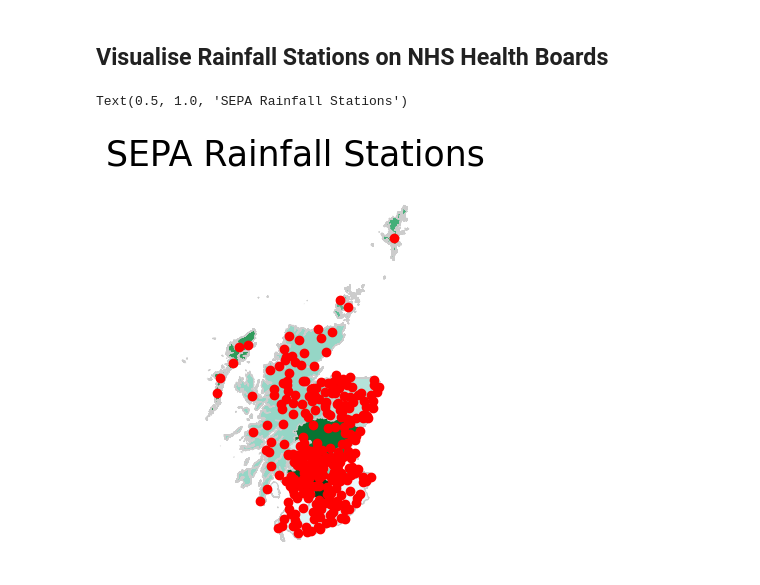
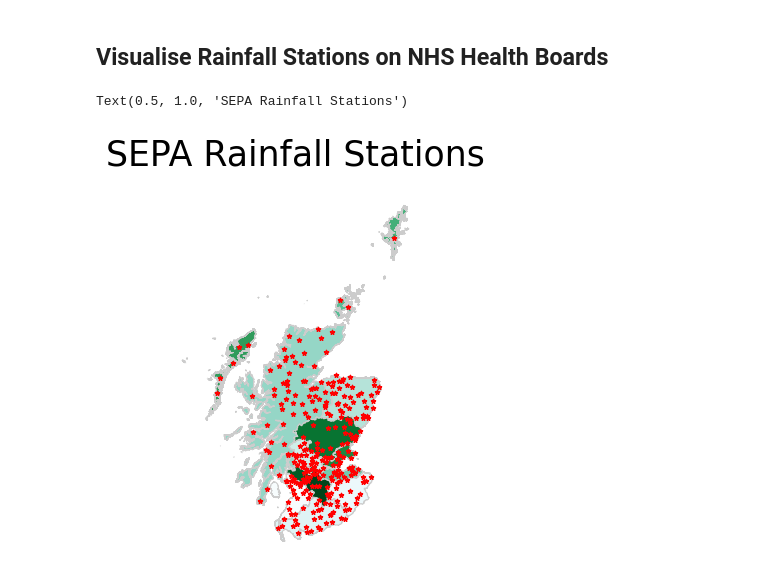
Before and after one commit to wenkokke/COVID-19-Wastewater-Scotland, a Jupyter notebook: WastewaterSevenDayAverageMgc.ipynb, the cells around one changed output. Drawn from its saved outputs; the diff is of its cells as text; code cells hidden in the pictures.

```diff
--- a/WastewaterSevenDayAverageMgc.ipynb
+++ b/WastewaterSevenDayAverageMgc.ipynb
@@ -98,6 +98,7 @@ def parse_datetime(date):
 
 # Create a datetime index:
 rna_data[DATE] = pd.DatetimeIndex(rna_data[DATE].map(parse_datetime))
+rna_data.set_index(DATE, inplace=True)
 # %%
 # Convert the population size:
 def parse_population_size(population_size):
@@ -198,31 +222,31 @@ rainfall_station_points = gpd.GeoDataFrame(
 # %%
 fig, ax = plt.subplots()
 
 # health_board_map = health_board_map.to_crs(epsg=4326)
 health_board_map.plot(
   cmap='BuGn',
   linewidth=0.8,
   ax=ax,
   edgecolor='0.8',
 )
 rainfall_station_points.plot(
   ax=ax,
-  markersize=20,
-  color="red"
-  marker="*"
+  markersize=10,
+  color="red",
+  marker="*",
 )
 
 # Remove the axis:
 ax.axis('off')
 
 # Add a title:
 ax.set_title(
     "SEPA Rainfall Stations",
     fontdict={
         'fontsize': '25',
         'fontweight': '3'
     }
 )
 # %% [output]
 Text(0.5, 1.0, 'SEPA Rainfall Stations')
-[figure, old version]
+[figure, new version]
```
Also changed, not shown: parts of 3 cells of this notebook, 2 other files.
